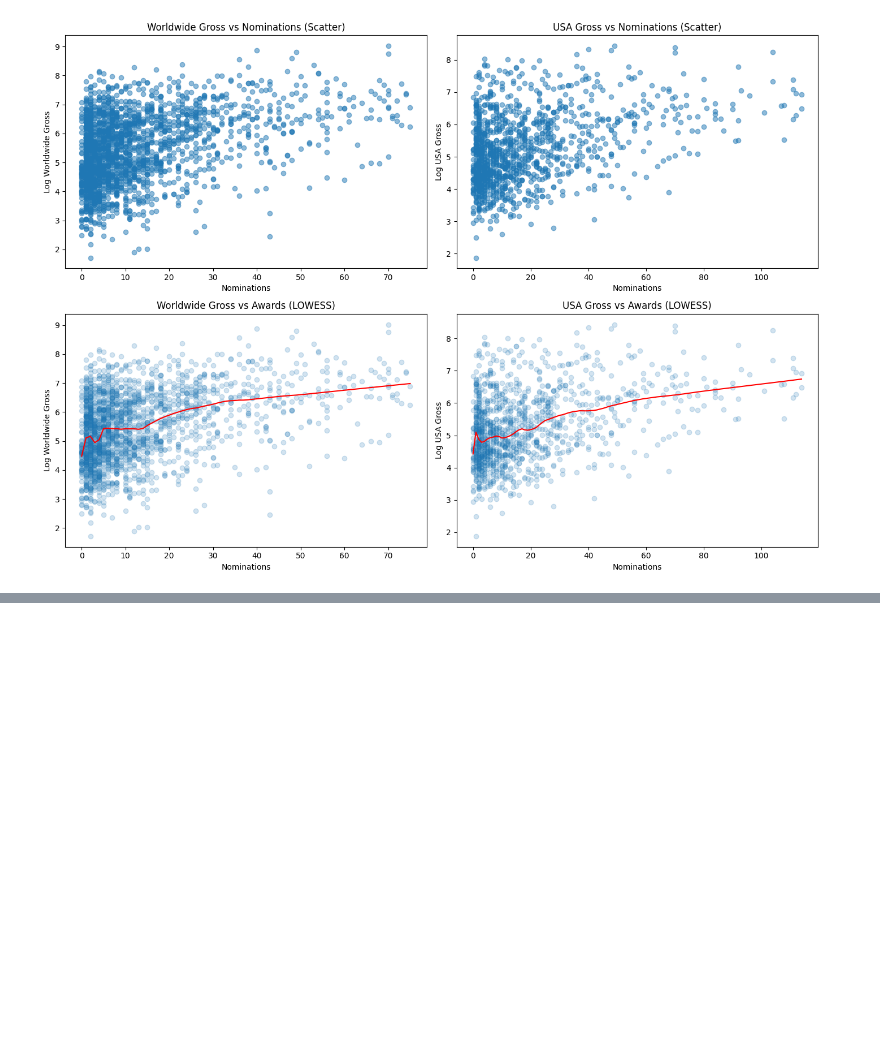
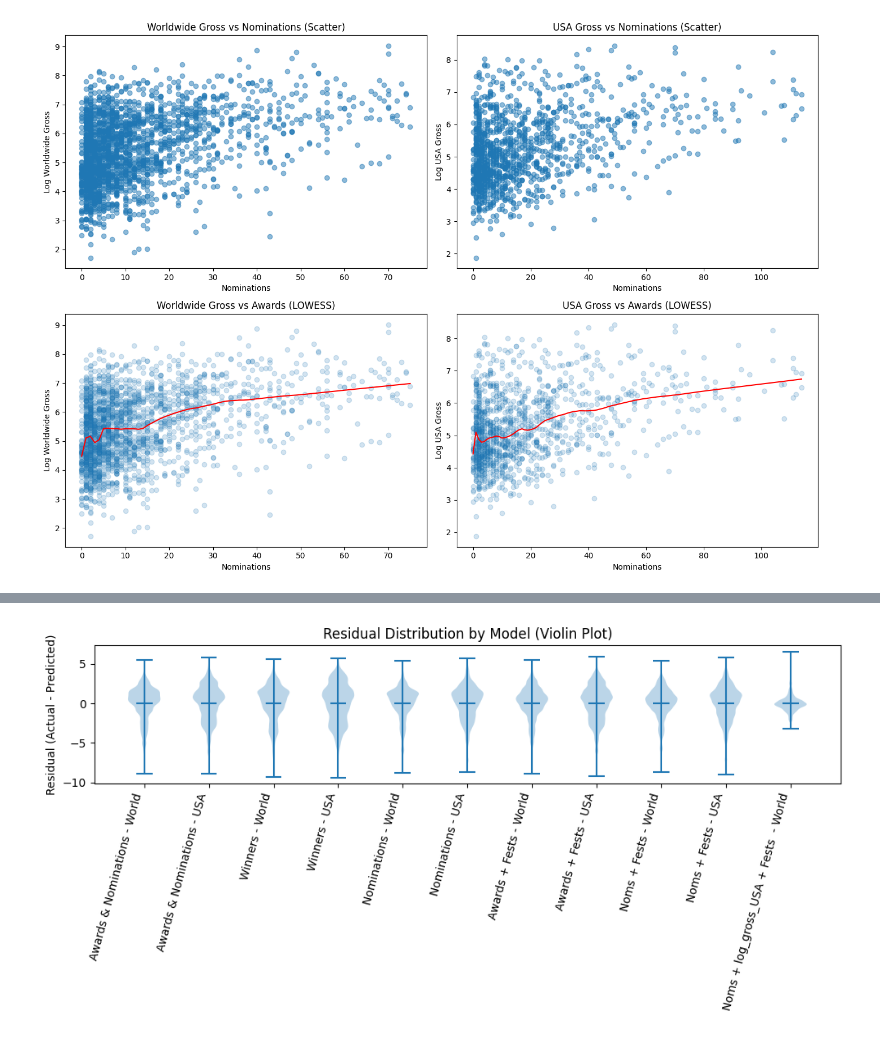
Before and after one commit to cillustrisimo/data144finalproj, a Jupyter notebook: cleaning_data.ipynb, the cells around one changed output, grey strips where cells are left out. Drawn from its saved outputs; the diff is of its cells as text; code cells hidden in the pictures; blank space fills up the shorter version.

```diff
--- a/cleaning_data.ipynb
+++ b/cleaning_data.ipynb
@@ -615,0 +730,29 @@ fest_first_imdb[['log_gross_World', 'log_gross_USA', 'Winner', 'Nominee', 'award
+# %%
+error_data = []
+for r in results:
+    errors = r["y_test"] - r["preds"]   # residuals
+    error_data.append({
+        "label": r["label"],
+        "errors": errors
+    })
+
+plt.figure(figsize=(10, 5))
+
+parts = plt.violinplot(
+    [e["errors"] for e in error_data],
+    showmeans=True,
+    showmedians=False
+)
+
+plt.xticks(
+    ticks=range(1, len(error_data) + 1),
+    labels=[e["label"] for e in error_data],
+    rotation=75,
+    ha="right"
+)
+plt.ylabel("Residual (Actual - Predicted)")
+plt.title("Residual Distribution by Model (Violin Plot)")
+plt.tight_layout()
+plt.show()
+# %% [output]
+[figure, added]
```
Also changed, not shown: parts of 20 cells of this notebook, 1 other file.
